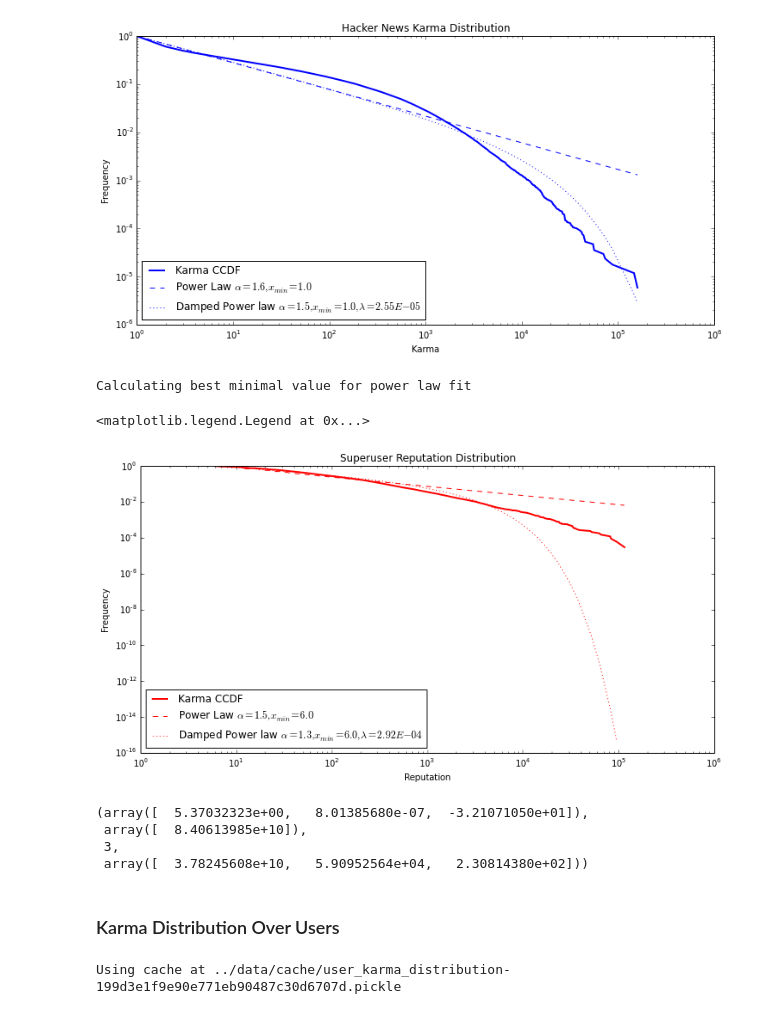
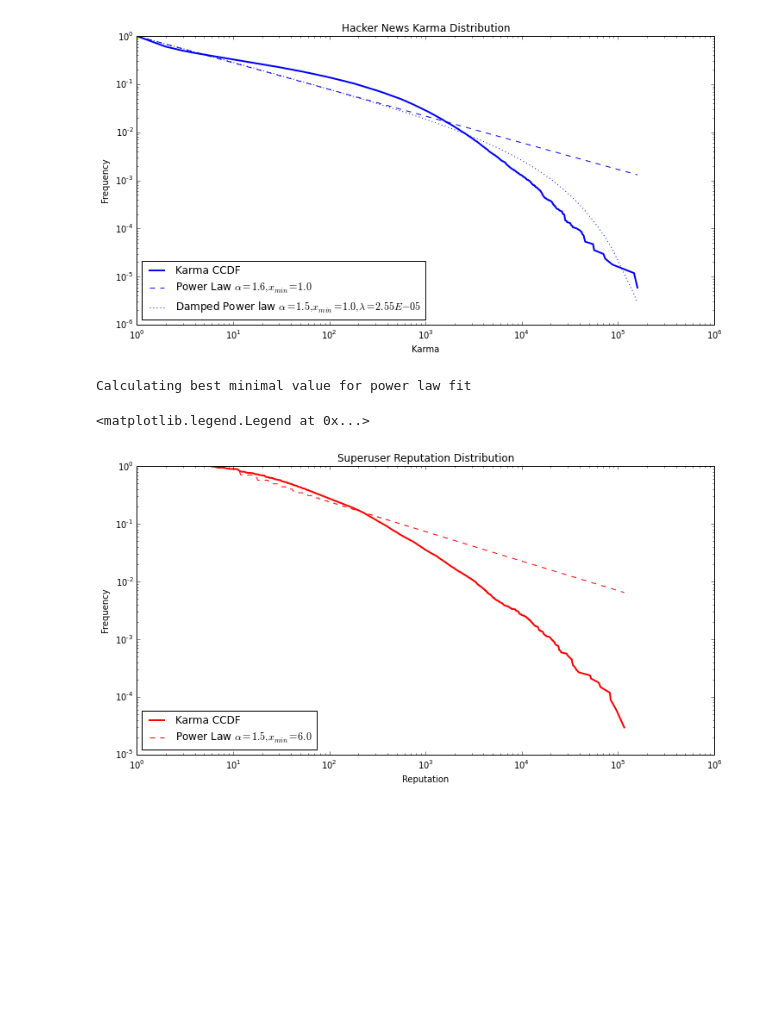
Before and after one commit to turtlesoupy/karma-prediction-cs224w, a Jupyter notebook: ipython/HN Karma.ipynb, the cells around one changed output. Cells and saved outputs as stored; diff of their text form; code cells hidden in the pictures; blank space fills up the shorter version.

```diff
--- a/ipython/HN Karma.ipynb
+++ b/ipython/HN Karma.ipynb
@@ -72,20 +102,20 @@ Calculating best minimal value for power law fit
 # %%
 fit = powerlaw.Fit([max(e - 100, 1) for e in su_reputations if e > 0])
 fig = plt.figure(figsize=(12,6))
 ax = fig.add_subplot(111)
 fit.plot_ccdf(color='r', linewidth=2, label="Karma CCDF", ax=ax)
 fit.power_law.plot_ccdf(color='r', linestyle='--', ax=ax,
                         label=r"Power Law $\alpha=%.1f,x_{min}=%.1f$" % (fit.power_law.alpha, fit.power_law.xmin))
-fit.truncated_power_law.plot_ccdf(color='r', linestyle=':', ax=ax,
-                        label=r"Damped Power law $\alpha=%.1f,x_{min}=%.1f,\lambda=%.2E$" % (fit.truncated_power_law.alpha,
-                                                                                    fit.truncated_power_law.xmin,
-                                                                                    fit.truncated_power_law.Lambda))
+#fit.truncated_power_law.plot_ccdf(color='r', linestyle=':', ax=ax,
+#                        label=r"Damped Power law $\alpha=%.1f,x_{min}=%.1f,\lambda=%.2E$" % (fit.truncated_power_law.alpha,
+#                                                                                    fit.truncated_power_law.xmin,
+#                                                                                    fit.truncated_power_law.Lambda))
 ax.set_title("Superuser Reputation Distribution")
 ax.set_xlabel("Reputation")
 ax.set_ylabel("Frequency")
 ax.set_xlim(xmin=1)
 ax.legend(loc="lower left")
 # %% [output]
 Calculating best minimal value for power law fit
 <matplotlib.legend.Legend at 0x...>
-[figure, old version]
+[figure, new version]
@@ -95,13 +121,0 @@ result = np.linalg.lstsq(coeffs, karmas)
-# %%
-result
-# %% [output]
-(array([  5.37032323e+00,   8.01385680e-07,  -3.21071050e+01]),
- array([  8.40613985e+10]),
- 3,
- array([  3.78245608e+10,   5.90952564e+04,   2.30814380e+02]))
-# %% [markdown]
-### Karma Distribution Over Users
-# %%
-user_distribution = hn_karma.compute_user_karma_distribution(HN_DB_FILE, cache_dir=CACHE_DIR)
-# %% [output]
-Using cache at ../data/cache/user_karma_distribution-199d3e1f9e90e771eb90487c30d6707d.pickle
```
Also changed, not shown: parts of 15 cells of this notebook, 2 other files.
